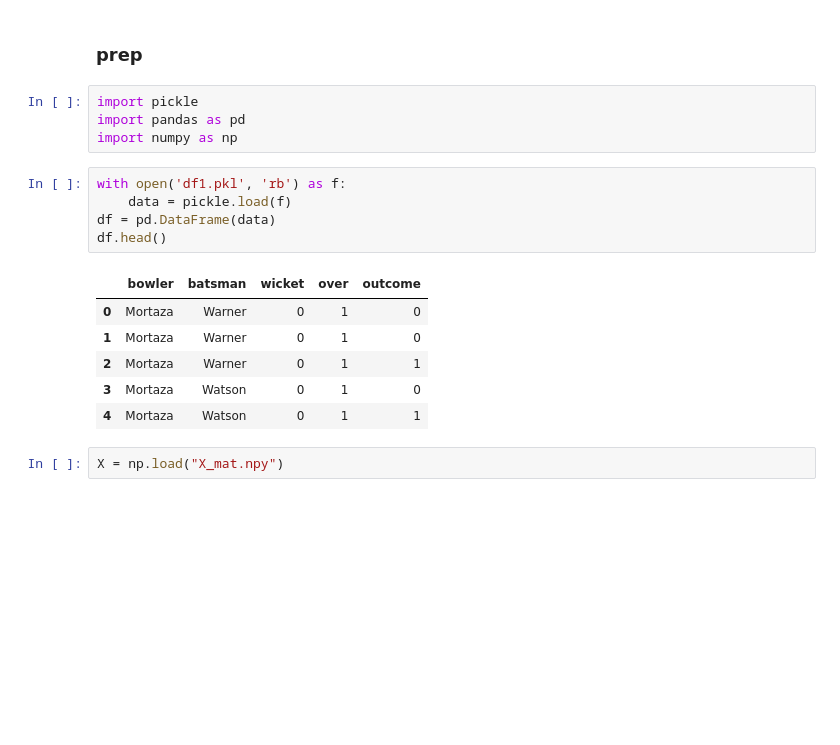
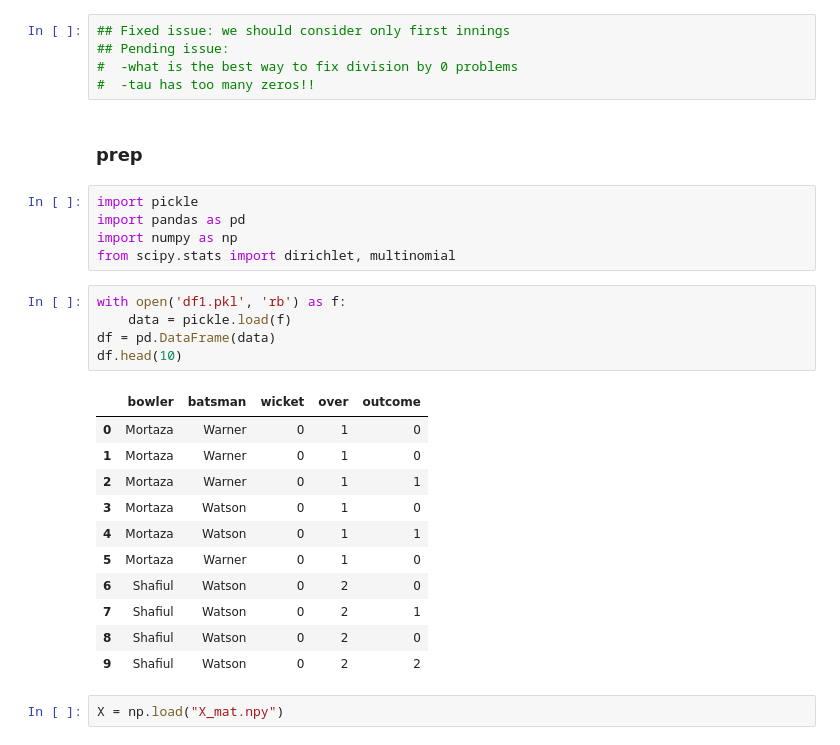
Before and after one commit to aadya-agrawal/btp, a Jupyter notebook: sim.ipynb, the cells around one changed output. Saved outputs shown, nothing was run; the diff lists cells and outputs as text; blank space fills up the shorter version.

```diff
--- a/sim.ipynb
+++ b/sim.ipynb
@@ -1,21 +1,32 @@
+# %%
+## Fixed issue: we should consider only first innings
+## Pending issue:
+#  -what is the best way to fix division by 0 problems
+#  -tau has too many zeros!!
 # %% [markdown]
 ### prep
 # %%
 import pickle
 import pandas as pd
 import numpy as np
+from scipy.stats import dirichlet, multinomial
 # %%
 with open('df1.pkl', 'rb') as f:
     data = pickle.load(f)
 df = pd.DataFrame(data)
-df.head()
+df.head(10)
 # %% [output]
 |  | bowler | batsman | wicket | over | outcome |
 | 0 | Mortaza | Warner | 0 | 1 | 0 |
 | 1 | Mortaza | Warner | 0 | 1 | 0 |
 | 2 | Mortaza | Warner | 0 | 1 | 1 |
 | 3 | Mortaza | Watson | 0 | 1 | 0 |
 | 4 | Mortaza | Watson | 0 | 1 | 1 |
+| 5 | Mortaza | Warner | 0 | 1 | 0 |
+| 6 | Shafiul | Watson | 0 | 2 | 0 |
+| 7 | Shafiul | Watson | 0 | 2 | 1 |
+| 8 | Shafiul | Watson | 0 | 2 | 0 |
+| 9 | Shafiul | Watson | 0 | 2 | 2 |
 # %%
 X = np.load("X_mat.npy")
 # %%
```
Also changed, not shown: parts of 16 cells of this notebook, 4 other files.
